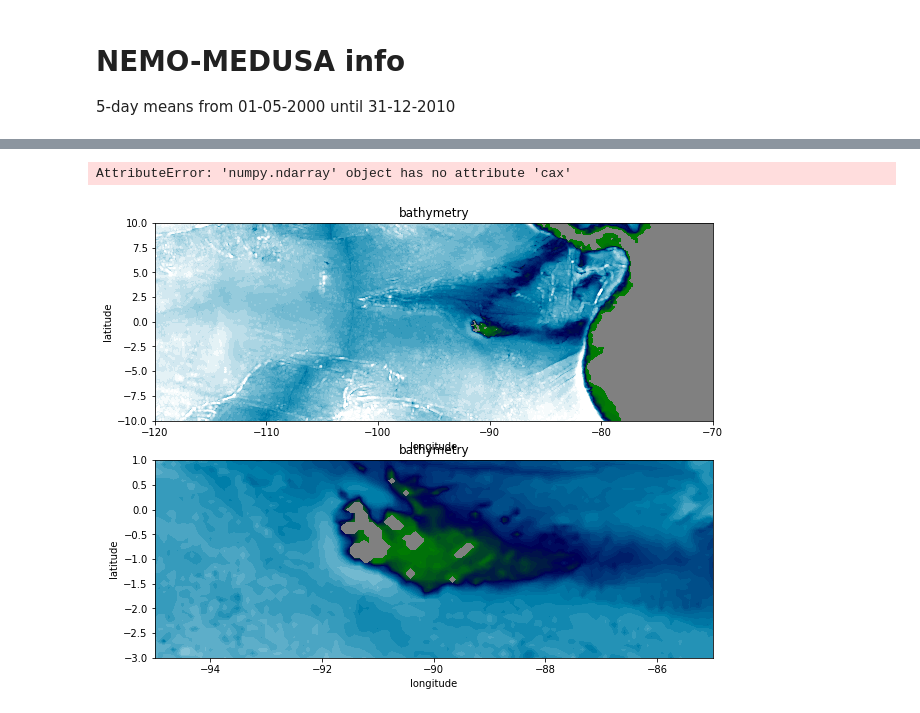
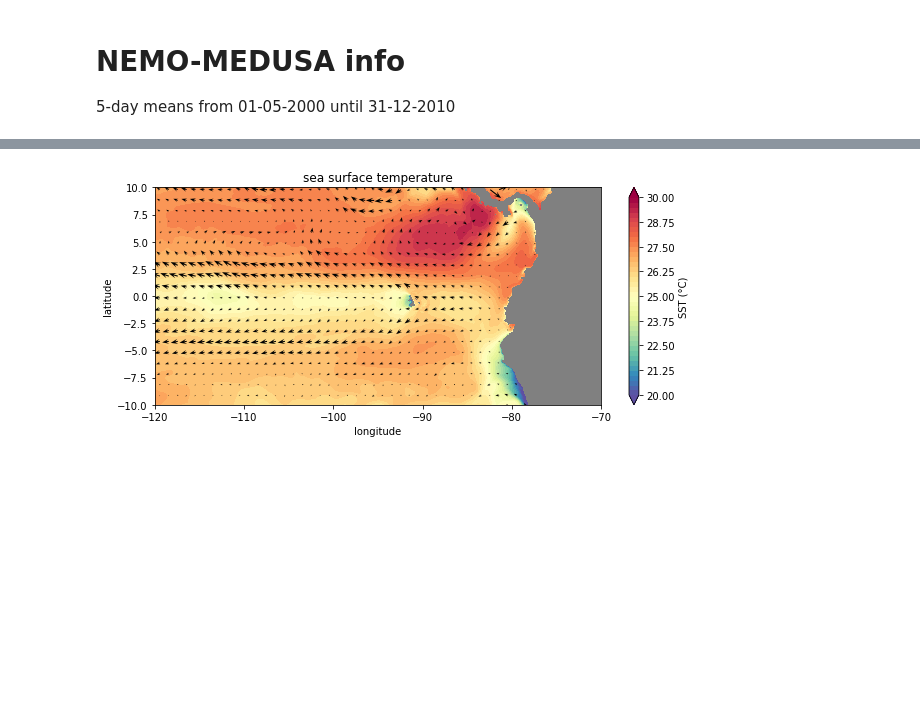
Before and after one commit to SLYpma/GalapagosProject, a Jupyter notebook: scripts/analysis/NEMOfields.ipynb, the cells around one changed output, grey strips where cells are left out. Cells and saved outputs as stored; diff of their text form; code cells hidden in the pictures; blank space fills up the shorter version.

```diff
--- a/scripts/analysis/NEMOfields.ipynb
+++ b/scripts/analysis/NEMOfields.ipynb
@@ -38,57 +35,0 @@ plt.savefig('../../results/figures/NEMO_SSTquiver_20000105.pdf')
-# %%
-# plot bathymetry
-latdim = np.arange(1000,2001)
-londim = np.arange(2000,3001)
-
-bathy_file = '/projects/0/topios/hydrodynamic_data/NEMO-MEDUSA/ORCA0083-N006/domain/bathymetry_ORCA12_V3.3.nc'
-dfile = Dataset(bathy_file)
-bathy = dfile.variables['Bathymetry'][latdim,londim]
-lat = dfile.variables['nav_lat'][latdim,londim]
-lon = dfile.variables['nav_lon'][latdim,londim]
-bathy = np.where(bathy<1, nan, bathy)
-
-
-
-fig, ax = plt.subplots(2,1,figsize=(10, 8))
-
-map_extent = [-120,-70,-10,10]
-levels = np.linspace(10, 4500, 41)
-fig1 = ax[0].contourf(lon,lat,bathy,
-                        levels = levels,
-                        cmap='ocean',
-                        extend='both',
-                        origin='lower')
-ax[0].set_title('bathymetry')
-ax[0].set_xlabel('longitude')
-ax[0].set_ylabel('latitude')
-ax[0].set_xlim(map_extent[0:2])
-ax[0].set_ylim(map_extent[2:4])
-ax[0].set_facecolor('gray')
-#cbar = plt.colorbar(fig1, ax=ax[0,0])
-#cbar.ax.set_ylabel('depth (m)')
-
-map_extent = [-95,-85,-3,1]
-levels = np.linspace(10, 4500, 41)
-fig1 = ax[1].contourf(lon,lat,bathy,
-                        levels = levels,
-                        cmap='ocean',
-                        extend='both',
-                        origin='lower')
-ax[1].set_title('bathymetry')
-ax[1].set_xlabel('longitude')
-ax[1].set_ylabel('latitude')
-ax[1].set_xlim(map_extent[0:2])
-ax[1].set_ylim(map_extent[2:4])
-ax[1].set_facecolor('gray')
-
-#fig.subplots_adjust(right=0.8)
-#cbar_ax = fig.add_axes([0.85, 0.15, 0.05, 0.7])
-ax.cax.colorbar(fig1)
-ax.cax.toggle_label(True)
-#cbar = plt.colorbar(fig1, ax=cbar_ax)
-cbar.ax.set_ylabel('depth (m)')
-
-#plt.savefig('../../results/figures/NEMO_bathy.pdf')
-# %% [output]
-AttributeError: 'numpy.ndarray' object has no attribute 'cax'
-[figure, removed]
@@ -133,3 +48,21 @@ lon = dfile.variables['nav_lon'][latdim,londim]
+# %%
+# read multiple fields and compute mean
+
+ddir = '/projects/0/topios/hydrodynamic_data/NEMO-MEDUSA/ORCA0083-N006/means/'
+ddates = range(300,310)
+nz = 2
+map_crop = [2000, 3001, 1000, 2001]
+
+Field = ReadNemoMean(ddir, ddates, nz, map_crop)
+lon = Field['lon']
+lat = Field['lat']
+Umean = Field['Umean']
+Vmean = Field['Vmean']
+Tmean = Field['Tmean']
+
+PlotSSTquiver(lon,lat,Tmean,Umean,Vmean,figsize=(10,4))
+# %% [output]
+[figure, added]
 # %%
 # makes figure with four panels for U, V, speed and SST
 
```
Also changed, not shown: parts of 4 cells of this notebook.
